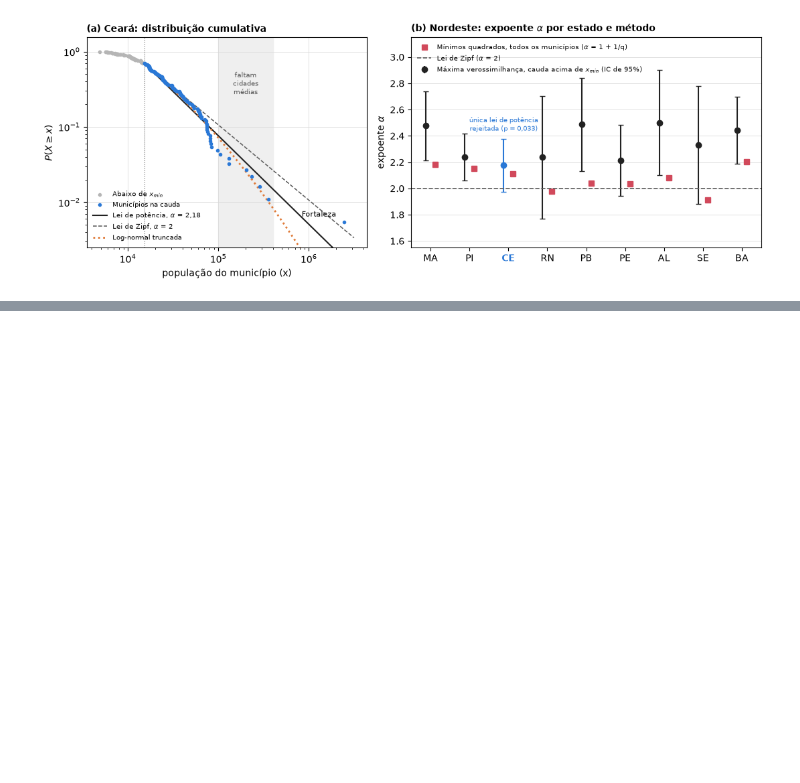
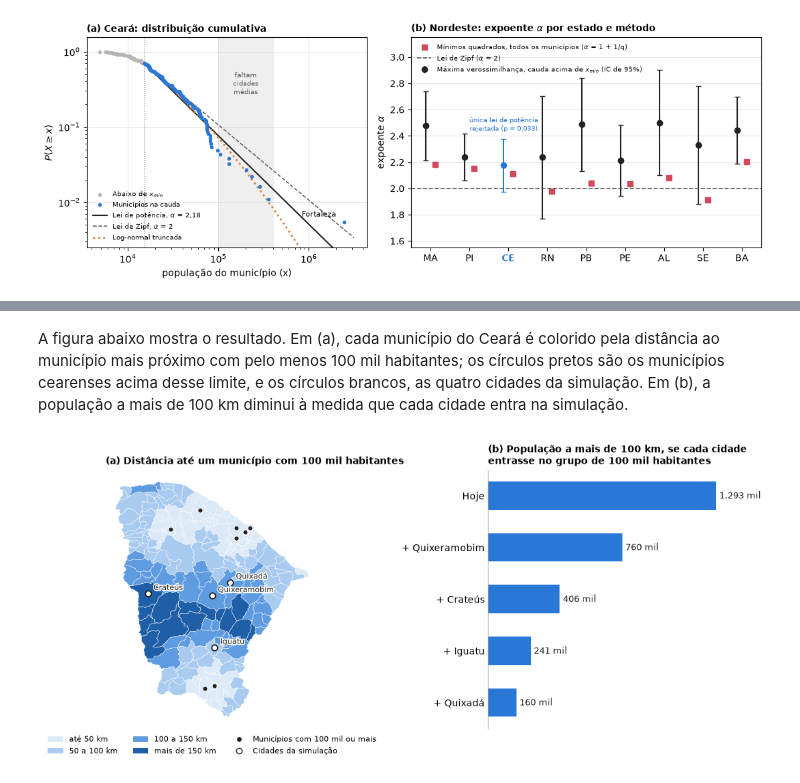
Before and after one commit to DaviFPassos/Lei_Zipf_Ceara, a Jupyter notebook: Lei_de_Zipf_Ceara_v5.ipynb, the cells around one changed output, grey strips where cells are left out. Saved outputs shown, nothing was run; the diff lists cells and outputs as text; code cells hidden in the pictures; blank space fills up the shorter version.

```diff
--- a/Lei_de_Zipf_Ceara_v5.ipynb
+++ b/Lei_de_Zipf_Ceara_v5.ipynb
@@ -1181,0 +1422,63 @@ plt.show()
+# %% [markdown]
+A figura abaixo mostra o resultado. Em (a), cada município do Ceará é colorido pela distância ao município mais próximo com pelo menos 100 mil habitantes; os círculos pretos são os municípios cearenses acima desse limite, e os círculos brancos, as quatro cidades da simulação. Em (b), a população a mais de 100 km diminui à medida que cada cidade entra na simulação.
+# %%
+from matplotlib import patheffects
+from matplotlib.lines import Line2D
+from matplotlib.patches import Patch
+
+CORES_DISTANCIA = ['#DCE9F7', '#A9CBEF', '#5E9BE0', '#1F5FA8']
+ROTULOS_DISTANCIA = ['até 50 km', '50 a 100 km', '100 a 150 km', 'mais de 150 km']
+contorno_texto = [patheffects.withStroke(linewidth=2.2, foreground='white')]
+
+fig, (ax_mapa, ax_barras) = plt.subplots(1, 2, figsize=(11, 4.9), gridspec_kw={'width_ratios': [1.1, 1]})
+
+ce = nordeste[nordeste['UF'] == 'CE'].set_index('codigo_ibge')
+classes = np.digitize(ce['dist_100_mil'], [50, 100, 150])
+classe_por_codigo = dict(zip(ce.index, classes))
+patches, cores = [], []
+for feature in estados['CE'][1]['features']:
+    partes = geometria_para_poligonos(feature['geometry'])
+    patches.extend(partes)
+    cores.extend([CORES_DISTANCIA[classe_por_codigo[feature['properties']['codarea']]]] * len(partes))
+ax_mapa.add_collection(PatchCollection(patches, facecolor=cores, edgecolor='white', linewidth=0.35))
+
+polos_ce = ce[ce['populacao'] >= 1e5]
+ax_mapa.scatter(polos_ce['lon'], polos_ce['lat'], s=26, color='#222222', edgecolor='white', linewidth=0.7, zorder=3)
+simuladas = ce[ce['municipio'].isin(sequencia_polos['municipio'].dropna())]
+ax_mapa.scatter(simuladas['lon'], simuladas['lat'], s=38, color='white', edgecolor='#222222', linewidth=1.3, zorder=3)
+for _, linha in simuladas.iterrows():
+    ax_mapa.annotate(linha['municipio'], (linha['lon'], linha['lat']), xytext=(6, 4), textcoords='offset points',
+                     fontsize=8, color='#222222', path_effects=contorno_texto, zorder=4)
+ax_mapa.autoscale_view()
+ax_mapa.set_aspect('equal')
+ax_mapa.axis('off')
+ax_mapa.set_title('(a) Distância até um município com 100 mil habitantes', loc='left', fontweight='bold', fontsize=10)
+legenda = [Patch(facecolor=c, label=r) for c, r in zip(CORES_DISTANCIA, ROTULOS_DISTANCIA)]
+legenda += [Line2D([], [], marker='o', linestyle='', markerfacecolor='#222222', markeredgecolor='white', markersize=6,
+                   label='Municípios com 100 mil ou mais'),
+            Line2D([], [], marker='o', linestyle='', markerfacecolor='white', markeredgecolor='#222222', markersize=6,
+                   label='Cidades da simulação')]
+ax_mapa.legend(handles=legenda, frameon=False, fontsize=8, ncols=3, loc='upper center', bbox_to_anchor=(0.5, 0.0))
+
+passos = sequencia_polos['passo'].to_list()
+valores = sequencia_polos['populacao_a_mais_de_100_km'].to_numpy() / 1e3
+posicoes_barras = np.arange(len(passos))
+ax_barras.barh(posicoes_barras, valores, height=0.55, color=COR_CEARA)
+for pos, valor in zip(posicoes_barras, valores):
+    ax_barras.text(valor + 18, pos, f'{valor:,.0f} mil'.replace(',', '.'), va='center', fontsize=9, color='#222222')
+ax_barras.set_yticks(posicoes_barras, passos)
+ax_barras.invert_yaxis()
+ax_barras.set_xlim(0, valores.max() * 1.2)
+ax_barras.xaxis.set_visible(False)
+ax_barras.tick_params(axis='y', length=0)
+for lado in ['top', 'right', 'bottom']:
+    ax_barras.spines[lado].set_visible(False)
+ax_barras.spines['left'].set_color('#A3A3A3')
+ax_barras.set_title('(b) População a mais de 100 km, se cada cidade\nentrasse no grupo de 100 mil habitantes', loc='left',
+                    fontweight='bold', fontsize=10)
+
+fig.tight_layout()
+fig.savefig(OUTPUT / 'figura_distancia_ceara.png', dpi=300, bbox_inches='tight')
+plt.show()
+# %% [output]
+[figure, added]
```
Also changed, not shown: parts of 6 cells of this notebook, 4 other files.
